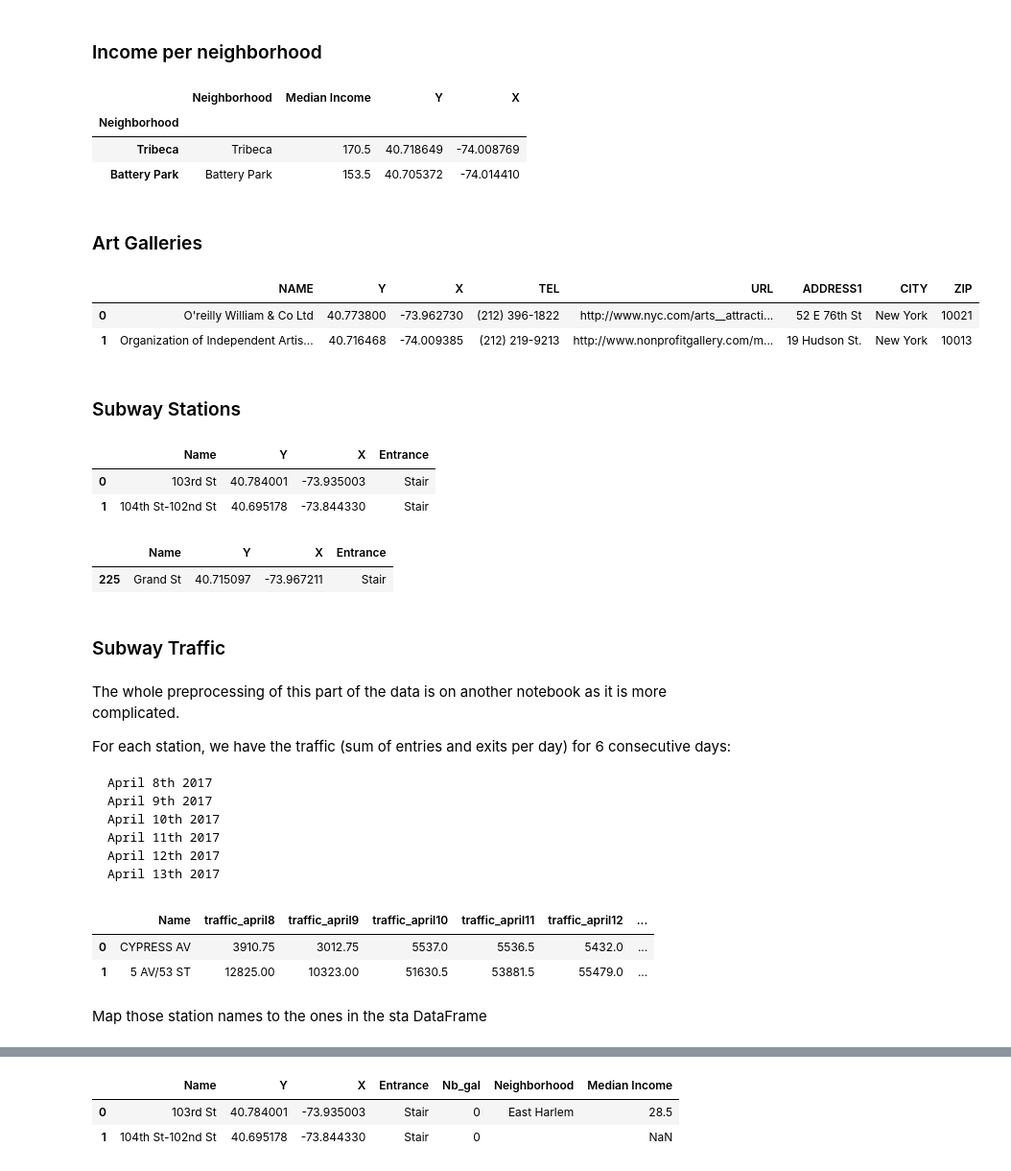
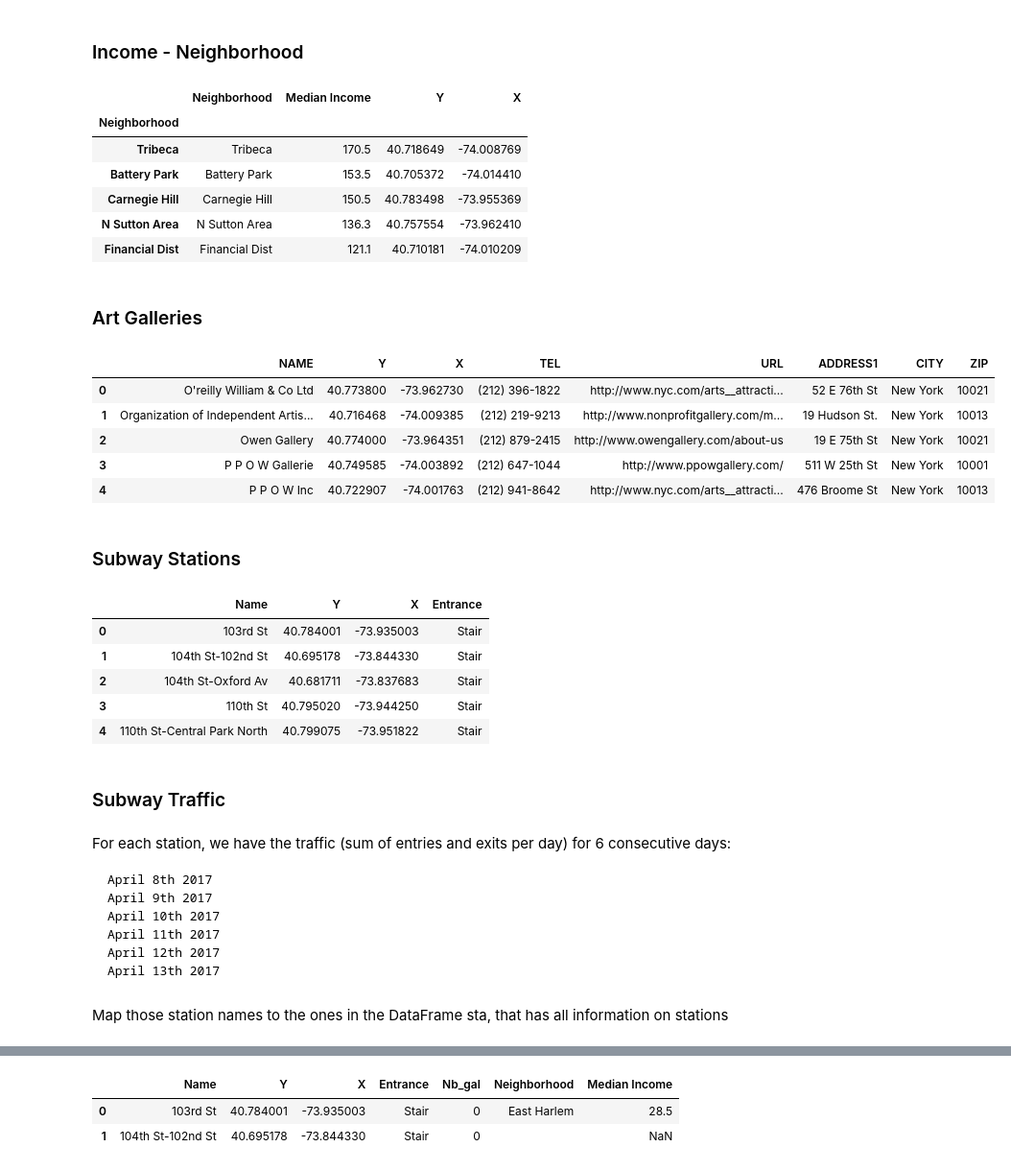
Before and after one commit to julmaud/MTArt, a Jupyter notebook: MTArt_final.ipynb, the cells around one changed output, grey strips where cells are left out. Shown at 96% size. Drawn from its saved outputs; the diff is of its cells as text; code cells hidden in the pictures.

```diff
--- a/MTArt_final.ipynb
+++ b/MTArt_final.ipynb
@@ -41,7 +115,7 @@ import colorlover as cl
 import warnings
 warnings.filterwarnings('ignore')
 # %% [markdown]
-### Income per neighborhood
+### Income - Neighborhood
 # %%
 nei = pd.read_csv('data/neighborhoods.csv', sep=';')
 nei['X'] = nei['X'].apply(lambda x: "-{:.6f}".format(x))
@@ -49,12 +123,15 @@ nei['Y'] = nei['Y'].apply(lambda x: "{:.6f}".format(x))
 
 meancome = np.mean(nei['Median Income'])
 nei.index = nei['Neighborhood']
-nei.head()[:2]
+nei.head()
 # %% [output]
 |  | Neighborhood | Median Income | Y | X |
 | Neighborhood |  |  |  |  |
 | Tribeca | Tribeca | 170.5 | 40.718649 | -74.008769 |
 | Battery Park | Battery Park | 153.5 | 40.705372 | -74.014410 |
+| Carnegie Hill | Carnegie Hill | 150.5 | 40.783498 | -73.955369 |
+| N Sutton Area | N Sutton Area | 136.3 | 40.757554 | -73.962410 |
+| Financial Dist | Financial Dist | 121.1 | 40.710181 | -74.010209 |
 # %% [markdown]
 ### Art Galleries
 # %%
@@ -66,11 +143,14 @@ del gal['the_geom']
 del gal['ADDRESS2']
 gal = gal[['NAME','Y','X','TEL','URL','ADDRESS1','CITY','ZIP']]
 # %%
-gal.head()[:2]
+gal.head()
 # %% [output]
 |  | NAME | Y | X | TEL | URL | ADDRESS1 | CITY | ZIP |
 | 0 | O'reilly William & Co Ltd | 40.773800 | -73.962730 | (212) 396-1822 | http://www.nyc.com/arts__attracti... | 52 E 76th St | New York | 10021 |
 | 1 | Organization of Independent Artis... | 40.716468 | -74.009385 | (212) 219-9213 | http://www.nonprofitgallery.com/m... | 19 Hudson St. | New York | 10013 |
+| 2 | Owen Gallery | 40.774000 | -73.964351 | (212) 879-2415 | http://www.owengallery.com/about-us | 19 E 75th St | New York | 10021 |
+| 3 | P P O W Gallerie | 40.749585 | -74.003892 | (212) 647-1044 | http://www.ppowgallery.com/ | 511 W 25th St | New York | 10001 |
+| 4 | P P O W Inc | 40.722907 | -74.001763 | (212) 941-8642 | http://www.nyc.com/arts__attracti... | 476 Broome St | New York | 10013 |
 # %% [markdown]
 ### Subway Stations
 # %%
@@ -96,21 +176,17 @@ sta['X'] = sta['X'].apply(lambda x: "{:.6f}".format(x))
 sta['Y'] = sta['Y'].apply(lambda x: "{:.6f}".format(x))
 
 sta = sta[['Name','Y','X','Entrance']]
-sta.head()[:2]
+sta.head()
 # %% [output]
 |  | Name | Y | X | Entrance |
 | 0 | 103rd St | 40.784001 | -73.935003 | Stair |
 | 1 | 104th St-102nd St | 40.695178 | -73.844330 | Stair |
+| 2 | 104th St-Oxford Av | 40.681711 | -73.837683 | Stair |
+| 3 | 110th St | 40.795020 | -73.944250 | Stair |
+| 4 | 110th St-Central Park North | 40.799075 | -73.951822 | Stair |
-# %%
-sta[sta['Name']=='Grand St']
-# %% [output]
-|  | Name | Y | X | Entrance |
-| 225 | Grand St | 40.715097 | -73.967211 | Stair |
 # %% [markdown]
 ### Subway Traffic
 # %% [markdown]
-The whole preprocessing of this part of the data is on another notebook as it is more complicated.
-
 For each station, we have the traffic (sum of entries and exits per day) for 6 consecutive days:
 
     April 8th 2017
@@ -121,14 +197,8 @@ For each station, we have the traffic (sum of entries and exits per day) for 6 c
     April 13th 2017
 # %%
 sta_traffic = pd.read_csv('data/station_traffic.csv')
-# %%
-sta_traffic.head()[:2]
-# %% [output]
-|  | Name | traffic_april8 | traffic_april9 | traffic_april10 | traffic_april11 | traffic_april12 | ... |
-| 0 | CYPRESS AV | 3910.75 | 3012.75 | 5537.0 | 5536.5 | 5432.0 | ... |
-| 1 | 5 AV/53 ST | 12825.00 | 10323.00 | 51630.5 | 53881.5 | 55479.0 | ... |
 # %% [markdown]
-Map those station names to the ones in the sta DataFrame
+Map those station names to the ones in the DataFrame sta, that has all information on stations
 # %%
 sta_traffic['Name'] = sta_traffic['Name'].apply(lambda x:str.lower(x))
 # %%
```
Also changed, not shown: parts of 18 cells of this notebook.
